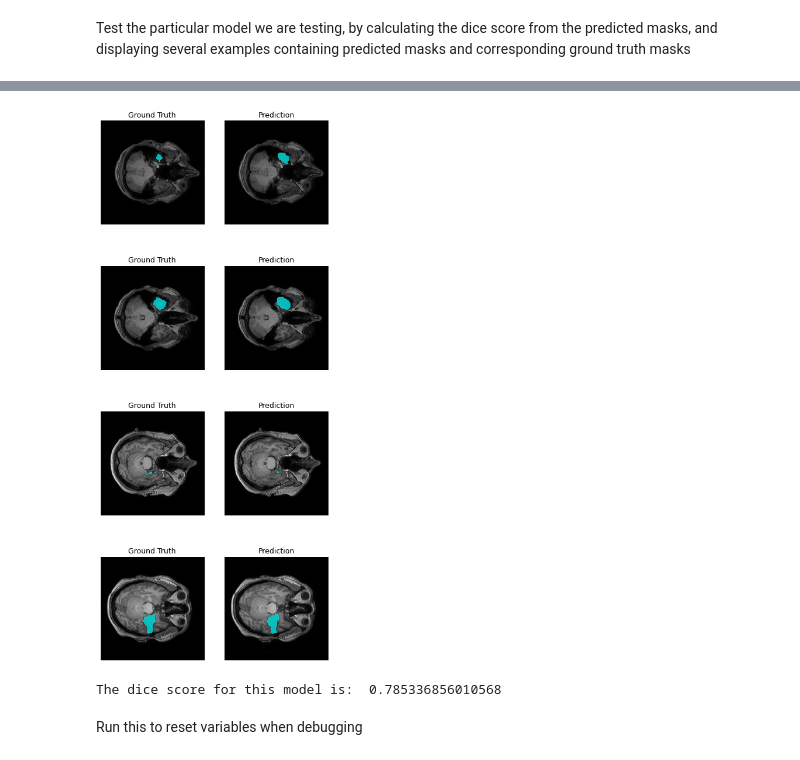
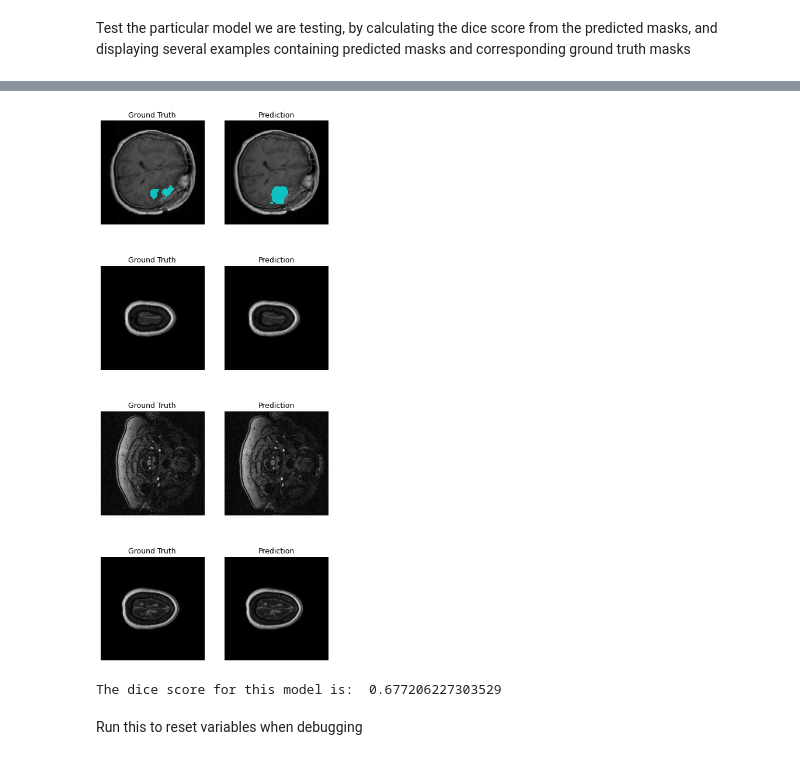
Before and after one commit to tcama/DeepResection, a Jupyter notebook: scripts/train_MAIN.ipynb, the cells around one changed output, grey strips where cells are left out. Drawn from its saved outputs; the diff is of its cells as text; code cells hidden in the pictures.

```diff
--- a/scripts/train_MAIN.ipynb
+++ b/scripts/train_MAIN.ipynb
@@ -577,21 +673,29 @@ i=i+20
 Train the particular model we are testing
 # %%
 import segmentation_models as sm
+import tensorflow
 
 num_epochs = 35
 
-batch_size = 64
+batch_size = 16
 
-BACKBONE = 'resnet50'
+BACKBONE = 'inceptionv3'
 
 base_model = sm.Unet(BACKBONE, encoder_weights='imagenet', classes=1, activation='sigmoid')
 inp = Input(shape=(256, 256, 1))
 l1 = Conv2D(3, (1, 1)) (inp)
 out = base_model(l1)
+
+num_train_samples = 48108
+num_valid_samples = 13397
+
 model = Model(inp, out, name = base_model.name)
-checkpointer = ModelCheckpoint('model_resnet50_brightness.h5', verbose=1, save_best_only=True)
+#model = build_model()
+#model = Deeplabv3(input_shape=(256, 256, 1), classes = 1, weights = None, activation = 'sigmoid')
+checkpointer = ModelCheckpoint('model_inception_3d.h5', verbose=1, save_best_only=True)
+#model.load_weights('model_densenet.h5')
 model.compile(optimizer = Adam(lr = 1e-4), loss=dice_loss, metrics=[dice_coeff])
-steps_per_epoch = np.ceil(num_train_samples/64.0)
-batch_size = 16
-results = model.fit(X_train_seg_f, Y_train_seg_f, validation_data = (X_valid_seg, Y_valid_seg), batch_size=batch_size, epochs = num_epochs, callbacks=[checkpointer])
+steps_per_epoch = int(np.ceil(num_train_samples/batch_size))
+validation_steps = np.ceil(num_valid_samples/batch_size)
+results = model.fit_generator(train_generator, validation_data = valid_generator, validation_steps = validation_steps, steps_per_epoch=steps_per_epoch, epochs = num_epochs, callbacks = [checkpointer])
 # %% [output]
@@ -615,8 +703,8 @@ Epoch 11/35
 # %% [markdown]
 Test the particular model we are testing, by calculating the dice score from the predicted masks, and displaying several examples containing predicted masks and corresponding ground truth masks
 # %%
-model.load_weights('./model_vgg16_brightness.h5')
-preds_test = model.predict(X_test_seg, verbose=1)
+model.load_weights('./model_seeg_inception.h5')
+preds_test = model.predict(X_valid_seg, verbose=1)
 preds_test = (preds_test > 0.5).astype(np.uint8)
 
 def np_dice(true, pred):
@@ -628,30 +716,30 @@ fig=plt.figure(figsize=(130, 130), dpi = 75)
 
 i=0
 for j in range(0,8,2):
-    while np.sum(Y_test_seg[i,:,:,0]) < 50:
+    while np.sum(X_valid_seg[i,:,:,0]) < 50:
         i = i+1
-        print()
-    image = X_test_seg[i,...,0]
-    mask =  Y_test_seg[i,...,0]
-    mask = ma.masked_where(mask == 0, mask)
-    pred = preds_test[i,...,0]
+    #print(i)
+    X = X_valid_seg[i,:,:,0]
+    Y = Y_valid_seg[i,:,:,0]
+    mask = ma.masked_where(Y == 0, Y)
+    pred = preds_test[i,:,:,0]
     pred = ma.masked_where(pred == 0, pred)
 
     fig.add_subplot(8, 2, j+1)
-    plt.imshow(image, cmap = "gray")
+    plt.imshow(X, cmap = "gray")
     plt.imshow(mask, 'cool', alpha=0.7)
     plt.title("Ground Truth")
     plt.axis('off')
 
     fig.add_subplot(8, 2, j+2)
-    plt.imshow(image, cmap = "gray")
+    plt.imshow(X, cmap = "gray")
     plt.imshow(pred, 'cool', alpha=0.7)
     plt.title("Prediction")
     plt.axis('off')
-    i = i+20
+    i = i+1
 
 plt.subplots_adjust(bottom=0.1, left = 0.01, right=0.05, top=0.3)
 plt.show()
 
-print("The dice score for this model is: ", np_dice(Y_test_seg, preds_test))
+print("The dice score for this model is: ", np_dice(Y_valid_seg, preds_test))
 # %% [output]
@@ -659,5 +747,5 @@ print("The dice score for this model is: ", np_dice(Y_test_seg, preds_test))
-[figure, old version]
+[figure, new version]
-The dice score for this model is:  0.785336856010568
+The dice score for this model is:  0.677206227303529
 # %% [markdown]
 Run this to reset variables when debugging
 # %%
```
Also changed, not shown: parts of 22 cells of this notebook.
